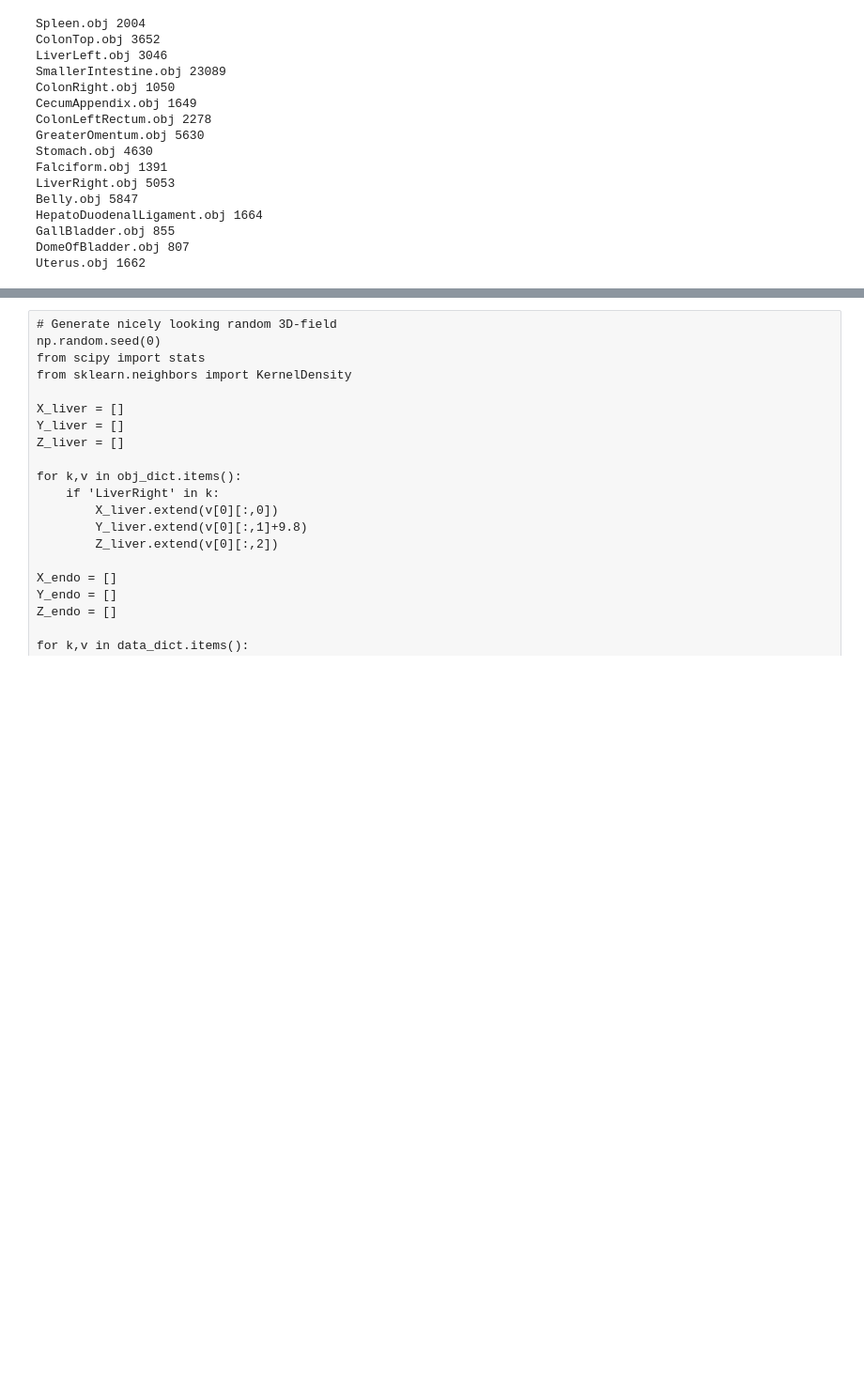
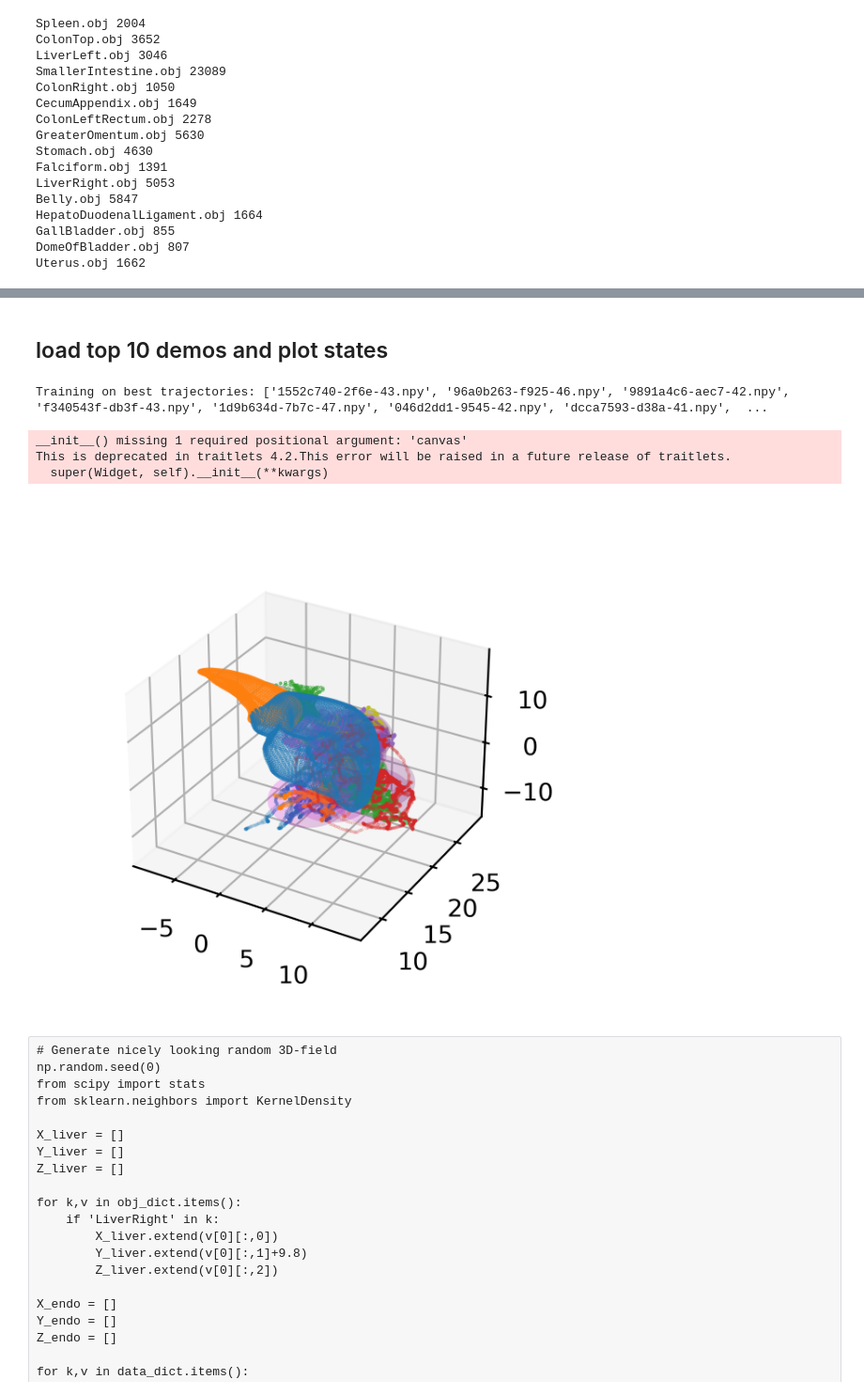
Before and after one commit to iov9000/cleanrl, a Jupyter notebook: cleanrl/demos/davos_data/AnatomyVisualization.ipynb, the cells around one changed output, grey strips where cells are left out. Shown at 94% size. Cells and saved outputs as stored; diff of their text form; code cells hidden in the pictures; blank space fills up the shorter version.

Commit message:
Added stuff to evaluation notebook for LapLiver, experiment script

```diff
--- a/cleanrl/demos/davos_data/AnatomyVisualization.ipynb
+++ b/cleanrl/demos/davos_data/AnatomyVisualization.ipynb
@@ -372,3 +360,47 @@ dict_keys(['Spleen.obj', 'ColonTop.obj', 'LiverLeft.obj', 'SmallerIntestine.obj'
+# %% [markdown]
+## load top 10 demos and plot states
+# %%
+def bounding_box(points):
+    x_coord, y_coord, z_coord = zip(*points)
+
+    return np.array((min(x_coord), min(y_coord), min(z_coord))), np.array((max(x_coord), max(y_coord), max(z_coord)))
+
+def bounding_sphere(points):
+    bb_min, bb_max = bounding_box(points)
+    bb_center = 0.5*(bb_max-bb_min)
+    radius = max(np.linalg.norm(bb_min-bb_center), np.linalg.norm(bb_max-bb_center))
+
+    return bb_center, radius
+
+demos_ll = load_lap_demos('.', n_demos=10, obs_shape=3, offset=100, filter_by_score=True)
+v_ = demos_ll['all']['obs']
+# flip z coordinate?
+v_[:,2] = v_[:,2]*-1
+v_f = demos_ll['all']['obs_full']
+fig = plt.figure(figsize=[3,3], dpi=400)
+ax = fig.add_subplot(111, projection='3d')
+
+for idx in np.arange(5,15):
+    liverr_states = v_[np.where(v_f[:,-1]==idx),:].squeeze()
+
+
+    ax.scatter(liverr_states[:,0],liverr_states[:,1],liverr_states[:,2], s=0.1, alpha=0.2)
+    bbox = bounding_box(liverr_states)
+    plt_sphere(ax, [np.mean(liverr_states,0)], [4], color='magenta')
+
+# TODO: get / color nearest neighbours on mesh via edges?
+for i, k in enumerate(['LiverRight.obj', 'LiverLeft.obj', 'Falciform.obj']):
+    v = obj_dict[k]
+    #if 'Belly' in k:
+        #ax.scatter(v[0][:,0],v[0][:,1]+9.8,v[0][:,2],s=0.02, alpha=0.5, c='gray')
+    #else:
+    ax.scatter(v[0][:,0],v[0][:,1]+9.8,v[0][:,2],s=0.1, alpha=0.5)
+# %% [output]
+Training on best trajectories: ['1552c740-2f6e-43.npy', '96a0b263-f925-46.npy', '9891a4c6-aec7-42.npy', 'f340543f-db3f-43.npy', '1d9b634d-7b7c-47.npy', '046d2dd1-9545-42.npy', 'dcca7593-d38a-41.npy',  ...
+__init__() missing 1 required positional argument: 'canvas'
+This is deprecated in traitlets 4.2.This error will be raised in a future release of traitlets.
+  super(Widget, self).__init__(**kwargs)
+[figure, added]
 # %%
 from sklearn.neighbors import NearestNeighbors
 fig = plt.figure(figsize=[10,10])
```
Also changed, not shown: parts of 3 cells of this notebook, 6 other files.
